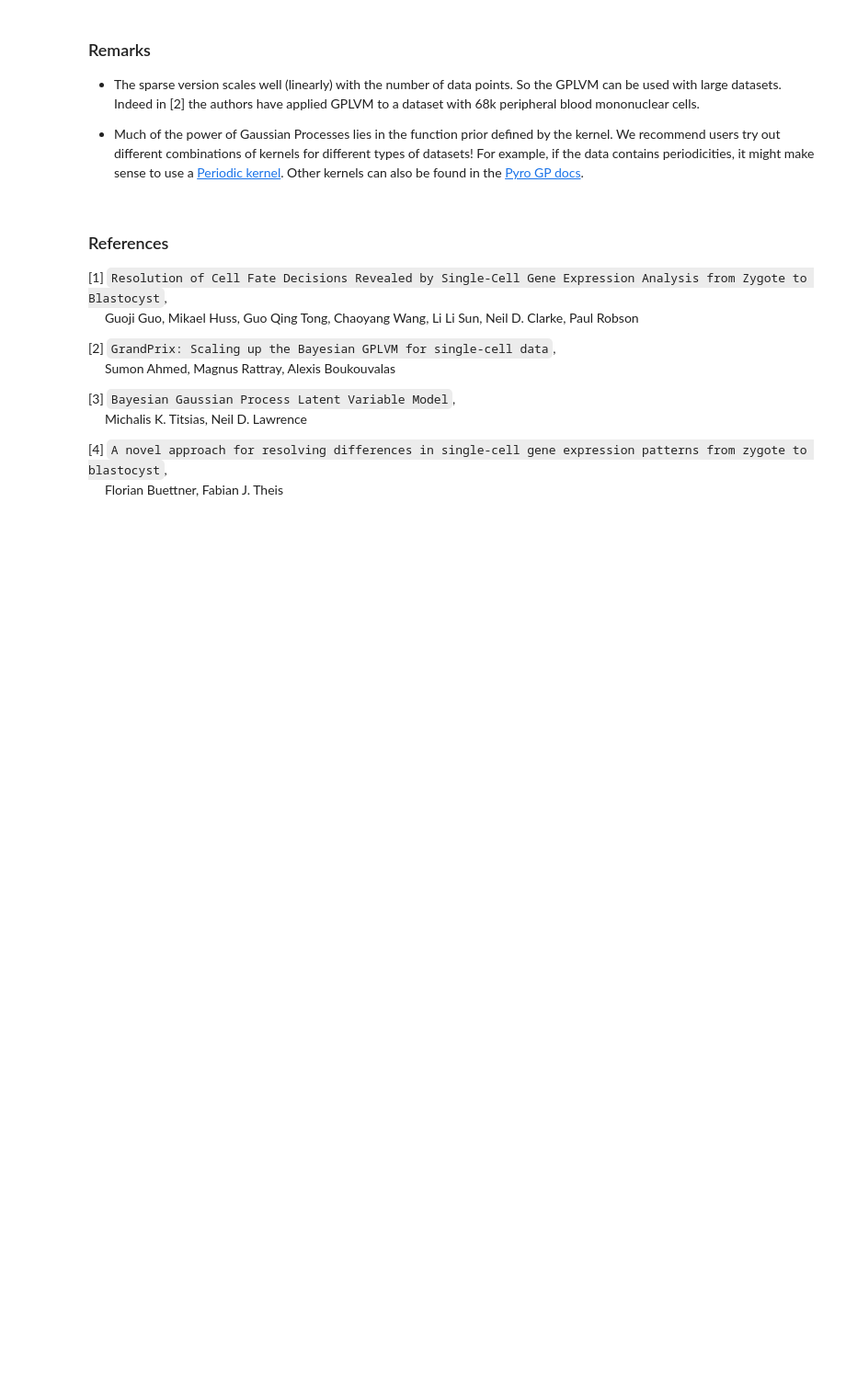
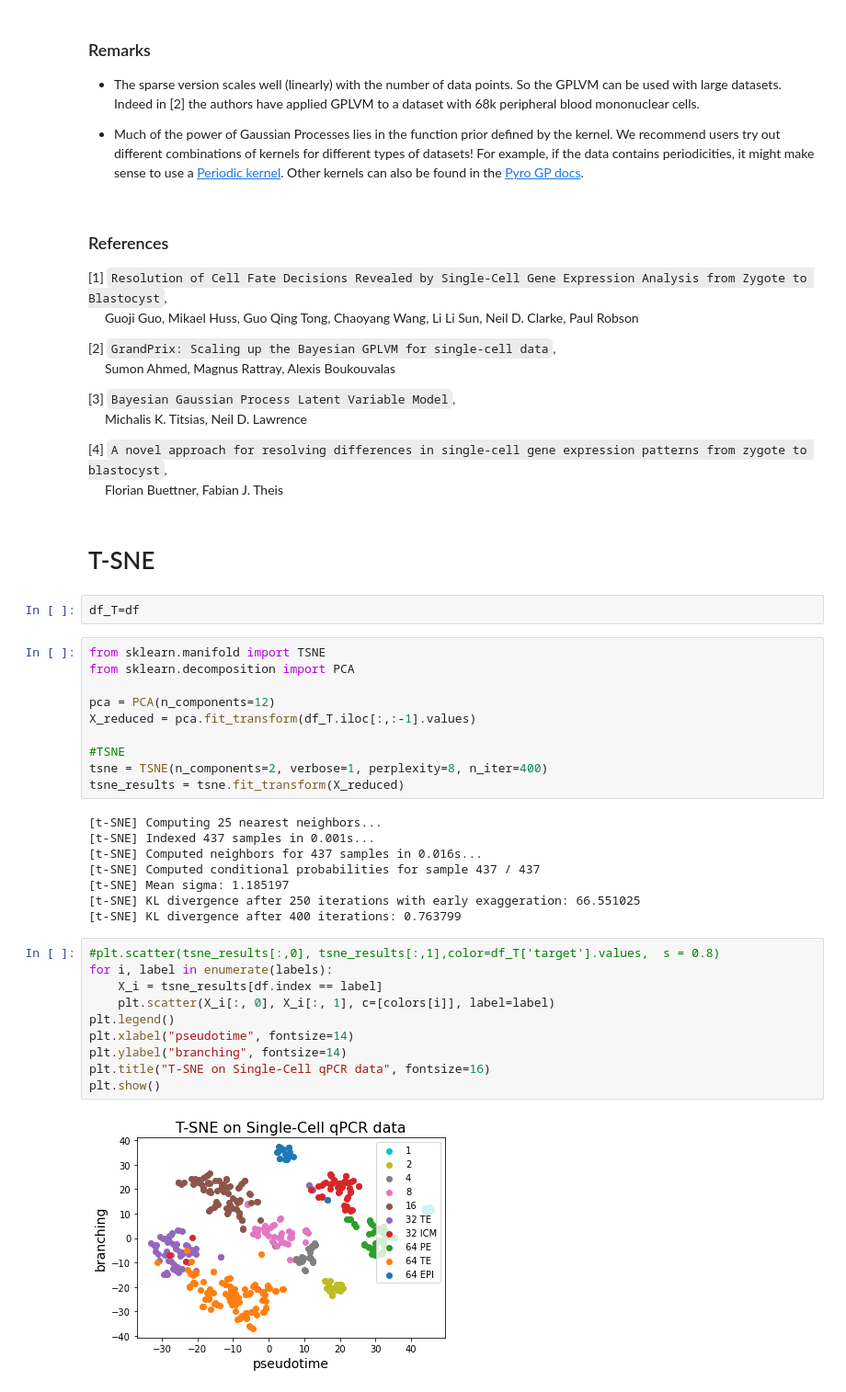
Before and after one commit to kryukovaeks/Tsne_gplvm, a Jupyter notebook: gplvm.ipynb, the cells around one changed output. Shown at 92% size. Cells and saved outputs as stored; diff of their text form; blank space fills up the shorter version.

```diff
--- a/gplvm.ipynb
+++ b/gplvm.ipynb
@@ -147,3 +147,37 @@ Michalis K. Titsias, Neil D. Lawrence
 
 [4] `A novel approach for resolving differences in single-cell gene expression patterns from zygote to blastocyst`,<br />&nbsp;&nbsp;&nbsp;&nbsp;
 Florian Buettner, Fabian J. Theis
+# %% [markdown]
+# T-SNE
+# %%
+df_T=df
+# %%
+from sklearn.manifold import TSNE
+from sklearn.decomposition import PCA
+
+pca = PCA(n_components=12)
+X_reduced = pca.fit_transform(df_T.iloc[:,:-1].values)
+
+#TSNE
+tsne = TSNE(n_components=2, verbose=1, perplexity=8, n_iter=400)
+tsne_results = tsne.fit_transform(X_reduced)
+# %% [output]
+[t-SNE] Computing 25 nearest neighbors...
+[t-SNE] Indexed 437 samples in 0.001s...
+[t-SNE] Computed neighbors for 437 samples in 0.016s...
+[t-SNE] Computed conditional probabilities for sample 437 / 437
+[t-SNE] Mean sigma: 1.185197
+[t-SNE] KL divergence after 250 iterations with early exaggeration: 66.551025
+[t-SNE] KL divergence after 400 iterations: 0.763799
+# %%
+#plt.scatter(tsne_results[:,0], tsne_results[:,1],color=df_T['target'].values,  s = 0.8)
+for i, label in enumerate(labels):
+    X_i = tsne_results[df.index == label]
+    plt.scatter(X_i[:, 0], X_i[:, 1], c=[colors[i]], label=label)
+plt.legend()
+plt.xlabel("pseudotime", fontsize=14)
+plt.ylabel("branching", fontsize=14)
+plt.title("T-SNE on Single-Cell qPCR data", fontsize=16)
+plt.show()
+# %% [output]
+[figure, added]
```
Also changed, not shown: parts of 2 cells of this notebook.
